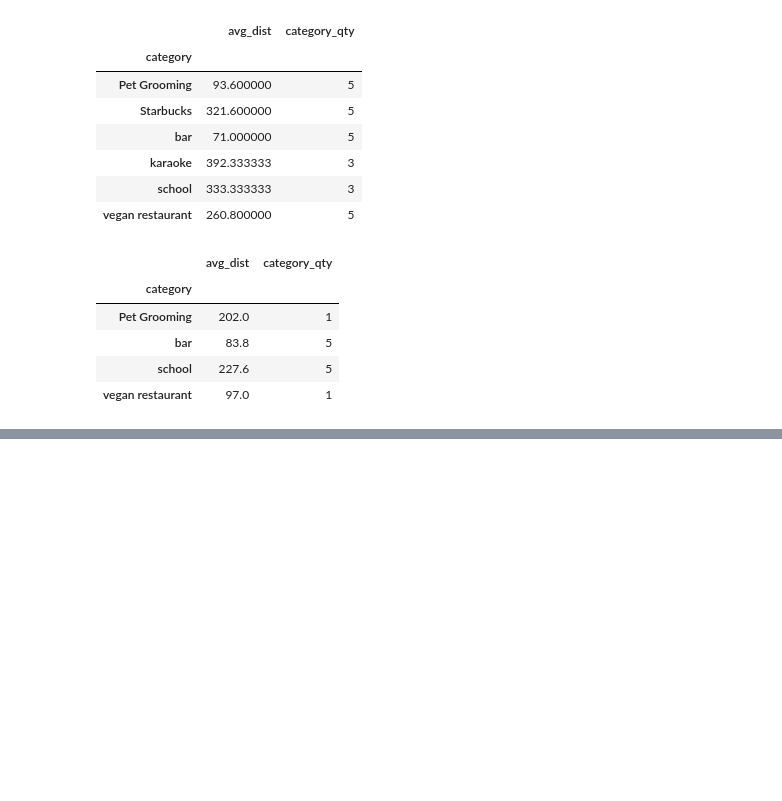
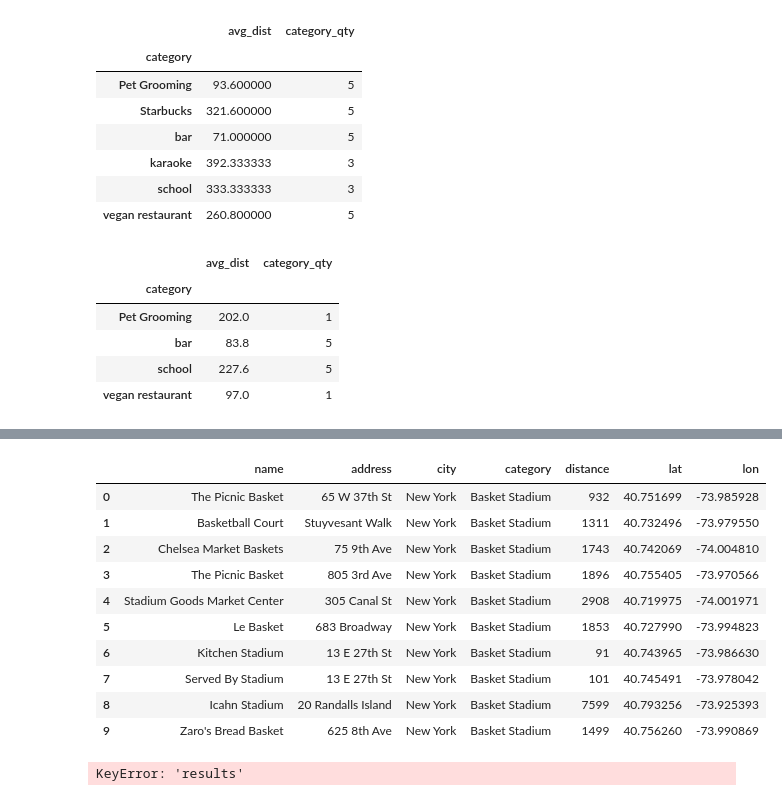
Before and after one commit to psaeztorres/PROJECT-III-Geolocalization, a Jupyter notebook: PROJECT -3.ipynb, the cells around one changed output, grey strips where cells are left out. Drawn from its saved outputs; the diff is of its cells as text; code cells hidden in the pictures; blank space fills up the shorter version.

```diff
--- a/PROJECT -3.ipynb
+++ b/PROJECT -3.ipynb
@@ -194,0 +215,20 @@ In a second step we search for the distance to a Basketball stadium and we accep
+# %%
+NY_bk = sf.requests_for_foursquare_relevance ( 'Basket Stadium',40.74314475163043, -73.98603873478262, radius=15000, limit=10)
+NY_bk
+# %% [output]
+|  | name | address | city | category | distance | lat | lon |
+| 0 | The Picnic Basket | 65 W 37th St | New York | Basket Stadium | 932 | 40.751699 | -73.985928 |
+| 1 | Basketball Court | Stuyvesant Walk | New York | Basket Stadium | 1311 | 40.732496 | -73.979550 |
+| 2 | Chelsea Market Baskets | 75 9th Ave | New York | Basket Stadium | 1743 | 40.742069 | -74.004810 |
+| 3 | The Picnic Basket | 805 3rd Ave | New York | Basket Stadium | 1896 | 40.755405 | -73.970566 |
+| 4 | Stadium Goods Market Center | 305 Canal St | New York | Basket Stadium | 2908 | 40.719975 | -74.001971 |
+| 5 | Le Basket | 683 Broadway | New York | Basket Stadium | 1853 | 40.727990 | -73.994823 |
+| 6 | Kitchen Stadium | 13 E 27th St | New York | Basket Stadium | 91 | 40.743965 | -73.986630 |
+| 7 | Served By Stadium | 13 E 27th St | New York | Basket Stadium | 101 | 40.745491 | -73.978042 |
+| 8 | Icahn Stadium | 20 Randalls Island | New York | Basket Stadium | 7599 | 40.793256 | -73.925393 |
+| 9 | Zaro's Bread Basket | 625 8th Ave | New York | Basket Stadium | 1499 | 40.756260 | -73.990869 |
+# %%
+LND_bk = sf.requests_for_foursquare_relevance('Basketball',51.51689597746479, -0.1473155197183098, radius=10000, limit=5)
+LND_bk
+# %% [output]
+KeyError: 'results'
```
Also changed, not shown: parts of 31 cells of this notebook, 9 other files.
